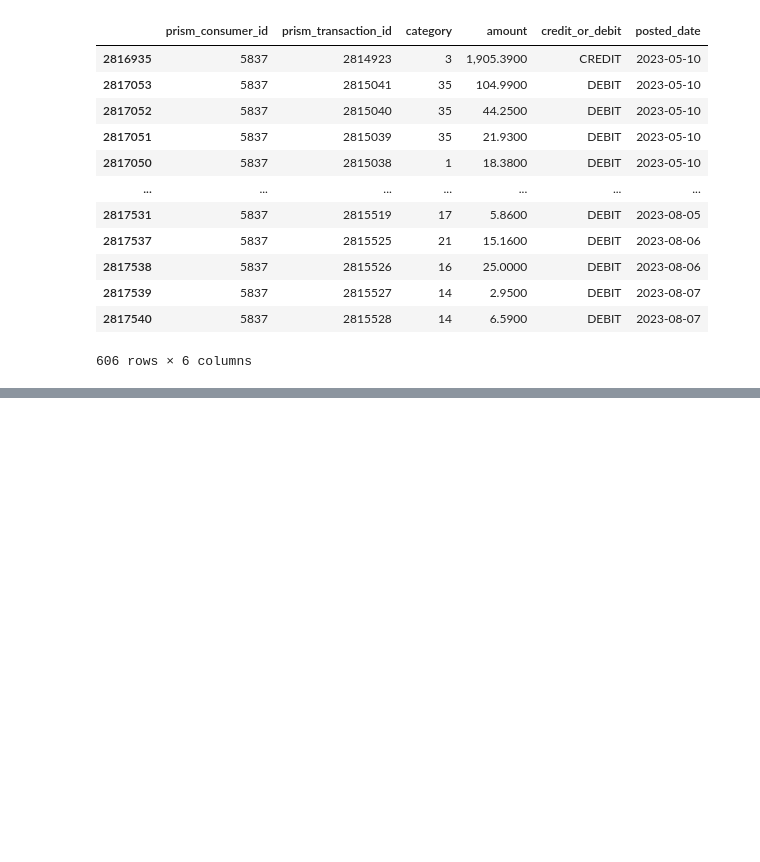
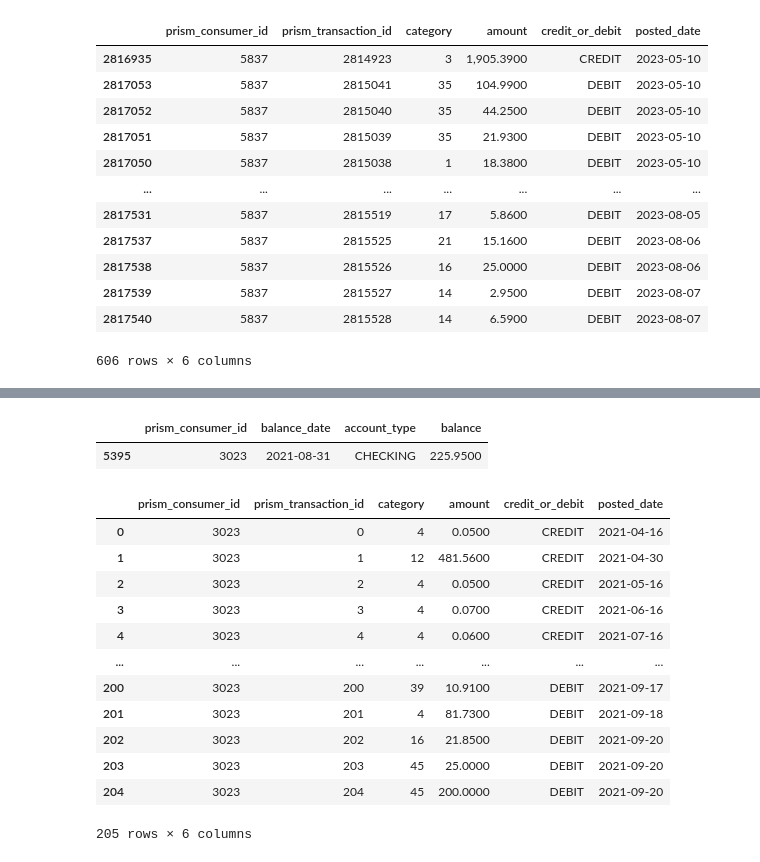
Before and after one commit to danielrmathew/prism-data-credit, a Jupyter notebook: src/notebooks/aman_q2.ipynb, the cells around one changed output, grey strips where cells are left out. Cells and saved outputs as stored; diff of their text form; code cells hidden in the pictures; blank space fills up the shorter version.

```diff
--- a/src/notebooks/aman_q2.ipynb
+++ b/src/notebooks/aman_q2.ipynb
@@ -414,0 +459,23 @@ plot_incomes(year=2023)
+# %%
+t1 = check_acct_totals[check_acct_totals.prism_consumer_id == '3023']
+t1
+# %% [output]
+|  | prism_consumer_id | balance_date | account_type | balance |
+| 5395 | 3023 | 2021-08-31 | CHECKING | 225.9500 |
+# %%
+t2 = balanceDF[balanceDF.prism_consumer_id == '3023']
+t2
+# %% [output]
+|  | prism_consumer_id | prism_transaction_id | category | amount | credit_or_debit | posted_date |
+| 0 | 3023 | 0 | 4 | 0.0500 | CREDIT | 2021-04-16 |
+| 1 | 3023 | 1 | 12 | 481.5600 | CREDIT | 2021-04-30 |
+| 2 | 3023 | 2 | 4 | 0.0500 | CREDIT | 2021-05-16 |
+| 3 | 3023 | 3 | 4 | 0.0700 | CREDIT | 2021-06-16 |
+| 4 | 3023 | 4 | 4 | 0.0600 | CREDIT | 2021-07-16 |
+| ... | ... | ... | ... | ... | ... | ... |
+| 200 | 3023 | 200 | 39 | 10.9100 | DEBIT | 2021-09-17 |
+| 201 | 3023 | 201 | 4 | 81.7300 | DEBIT | 2021-09-18 |
+| 202 | 3023 | 202 | 16 | 21.8500 | DEBIT | 2021-09-20 |
+| 203 | 3023 | 203 | 45 | 25.0000 | DEBIT | 2021-09-20 |
+| 204 | 3023 | 204 | 45 | 200.0000 | DEBIT | 2021-09-20 |
+205 rows × 6 columns
```
Also changed, not shown: parts of 27 cells of this notebook.
